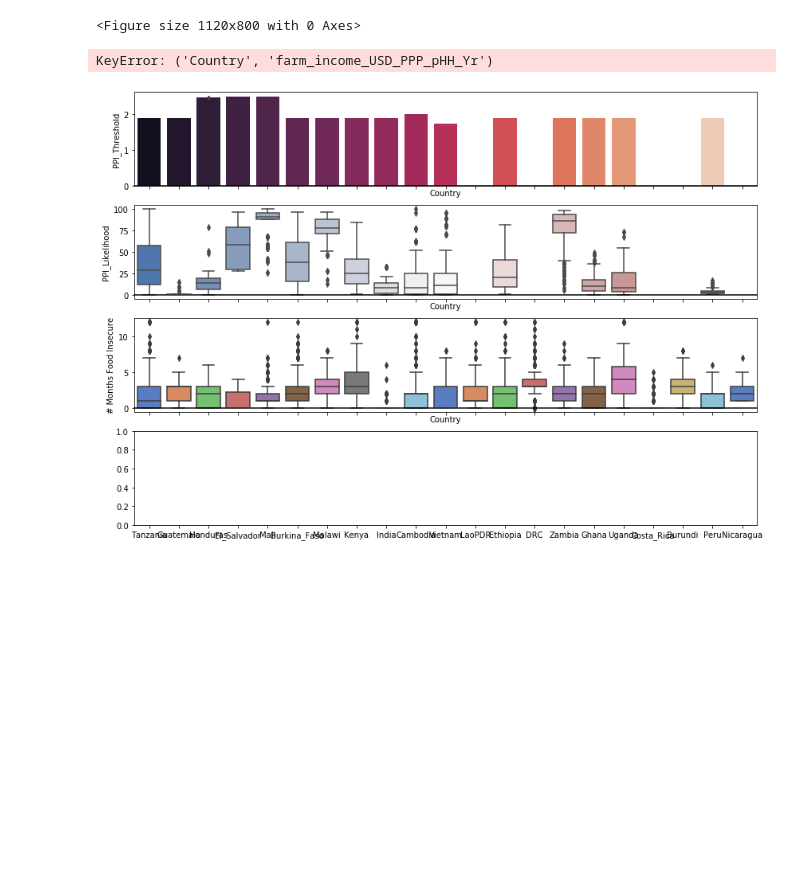
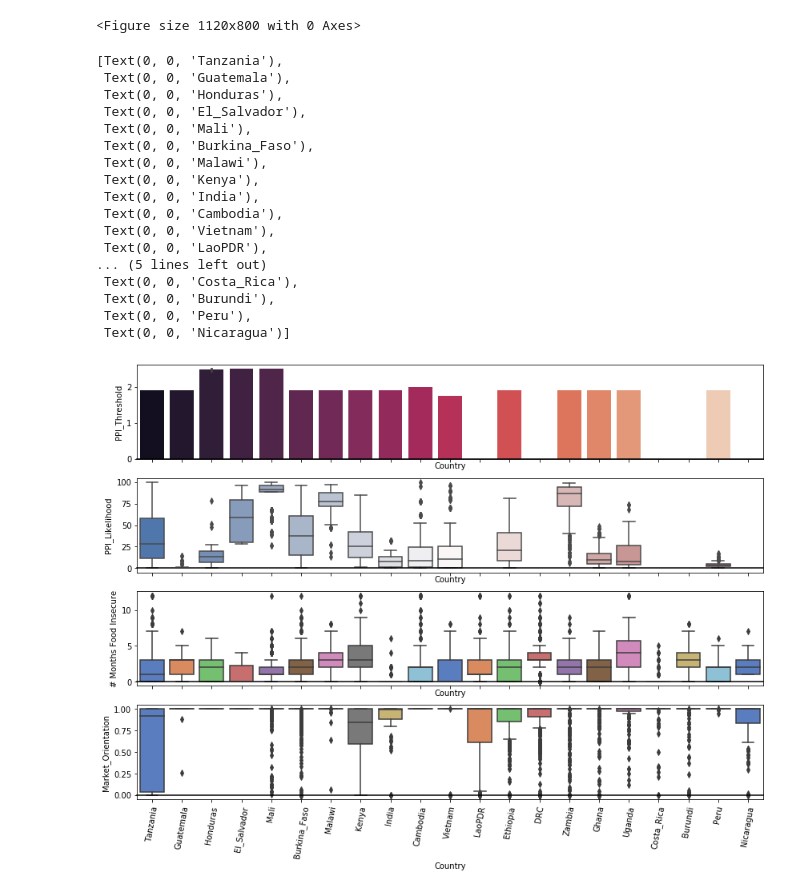
Before and after one commit to laporpe/STA_208, a Jupyter notebook: Charts_Graphs_EDA.ipynb, the cells around one changed output. Saved outputs shown, nothing was run; the diff lists cells and outputs as text; code cells hidden in the pictures; blank space fills up the shorter version.

```diff
--- a/Charts_Graphs_EDA.ipynb
+++ b/Charts_Graphs_EDA.ipynb
@@ -175,35 +201,51 @@ ax1.set_ylabel("PPI_Threshold")
 #Likelihood
 sns.boxplot(x="Country", y="PPI_Likelihood",data=data, palette="vlag", ax=ax2)
 ax2.axhline(0, color="k", clip_on=False)
 ax2.set_ylabel("PPI_Likelihood")
 
 # Months Food Insecure
 sns.boxplot(x="Country",
             y="NrofMonthsFoodInsecure",
             data=data,
             palette="muted",
             ax=ax3)
 ax3.axhline(0, color="k", clip_on=False)
 ax3.set_ylabel("# Months Food Insecure")
 
 
 
 # Months Food Insecure
 sns.boxplot(x="Country",
-            y="farm_income_USD_PPP_pHH_Yr",
-            data=data["Country","farm_income_USD_PPP_pHH_Yr"],
+            y="Market_Orientation",
+            data=data,
             palette="muted",
             ax=ax4)
 
 ax4.axhline(0, color="k",
             clip_on=False)
 
-ax4.set_ylabel("Farm Income")
+
 
 #don't show outliers
 
 #3rd plot
 ax4.set_xticklabels(violin.get_xticklabels(), rotation=80)
 # %% [output]
-KeyError: ('Country', 'farm_income_USD_PPP_pHH_Yr')
+[Text(0, 0, 'Tanzania'),
+ Text(0, 0, 'Guatemala'),
+ Text(0, 0, 'Honduras'),
+ Text(0, 0, 'El_Salvador'),
+ Text(0, 0, 'Mali'),
+ Text(0, 0, 'Burkina_Faso'),
+ Text(0, 0, 'Malawi'),
+ Text(0, 0, 'Kenya'),
+ Text(0, 0, 'India'),
+ Text(0, 0, 'Cambodia'),
+ Text(0, 0, 'Vietnam'),
+ Text(0, 0, 'LaoPDR'),
+... (5 lines left out)
+ Text(0, 0, 'Costa_Rica'),
+ Text(0, 0, 'Burundi'),
+ Text(0, 0, 'Peru'),
+ Text(0, 0, 'Nicaragua')]
-[figure, old version]
+[figure, new version]
```
Also changed, not shown: parts of 29 cells of this notebook.
